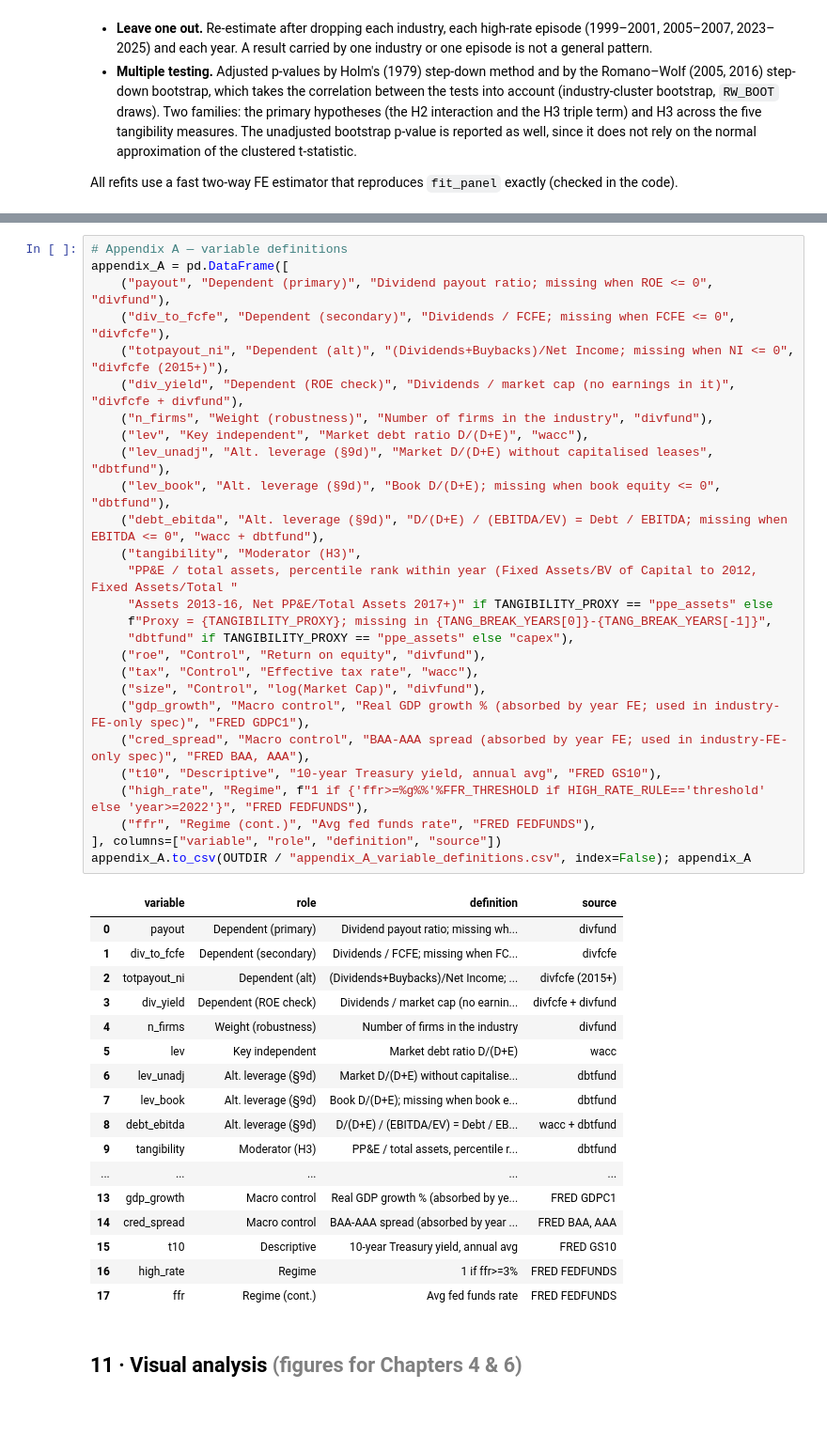
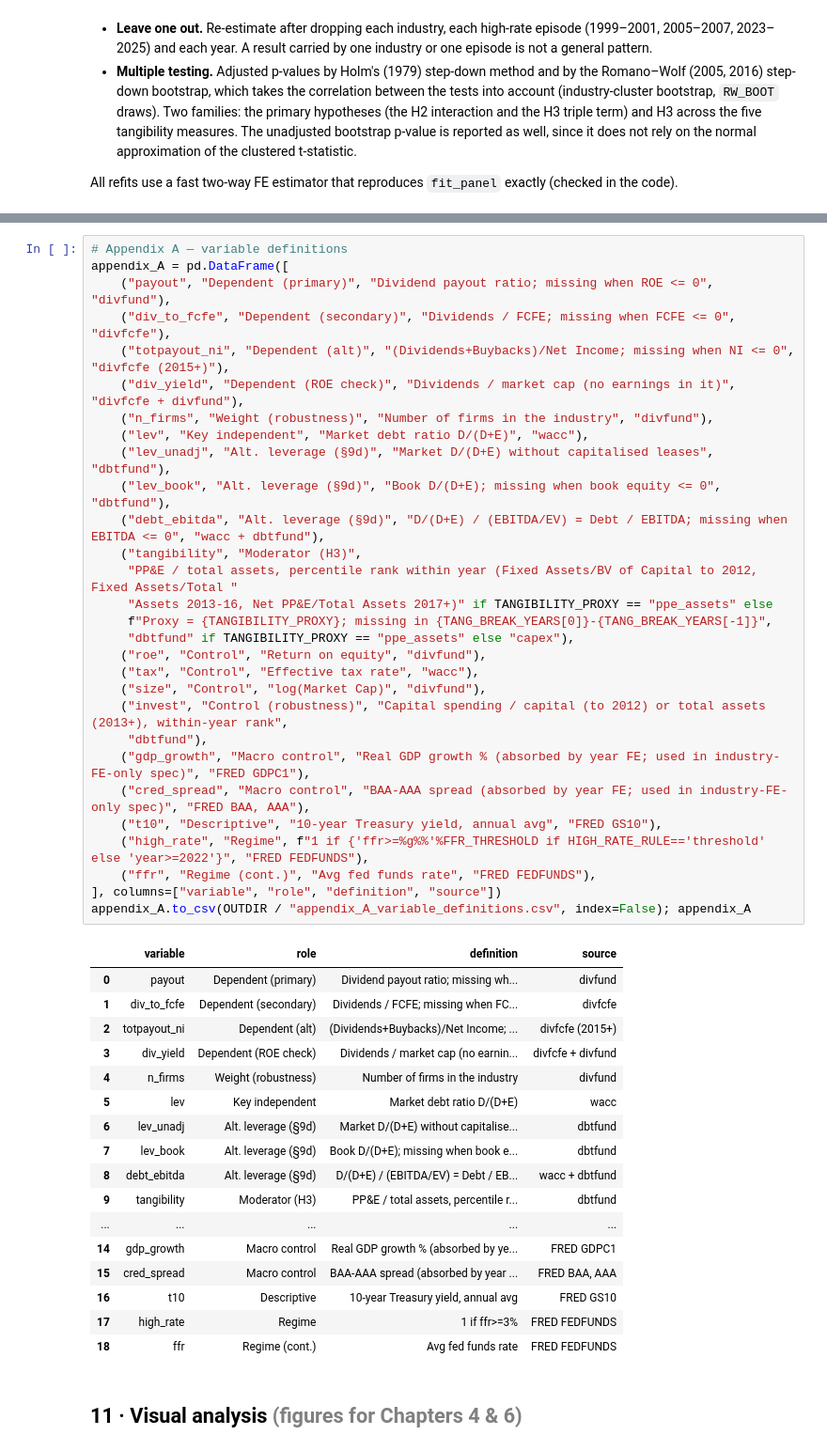
Before and after one commit to MilanKalajdzic/Master-Thesis, a Jupyter notebook: thesis_analysis.ipynb, the cells around one changed output, grey strips where cells are left out. Shown at 94% size. Drawn from its saved outputs; the diff is of its cells as text; blank space fills up the shorter version.

```diff
--- a/thesis_analysis.ipynb
+++ b/thesis_analysis.ipynb
@@ -1536,38 +1567,40 @@ appendix_A = pd.DataFrame([
     ("lev_book", "Alt. leverage (§9d)", "Book D/(D+E); missing when book equity <= 0", "dbtfund"),
     ("debt_ebitda", "Alt. leverage (§9d)", "D/(D+E) / (EBITDA/EV) = Debt / EBITDA; missing when EBITDA <= 0", "wacc + dbtfund"),
     ("tangibility", "Moderator (H3)",
      "PP&E / total assets, percentile rank within year (Fixed Assets/BV of Capital to 2012, Fixed Assets/Total "
      "Assets 2013-16, Net PP&E/Total Assets 2017+)" if TANGIBILITY_PROXY == "ppe_assets" else
      f"Proxy = {TANGIBILITY_PROXY}; missing in {TANG_BREAK_YEARS[0]}-{TANG_BREAK_YEARS[-1]}",
      "dbtfund" if TANGIBILITY_PROXY == "ppe_assets" else "capex"),
     ("roe", "Control", "Return on equity", "divfund"),
     ("tax", "Control", "Effective tax rate", "wacc"),
     ("size", "Control", "log(Market Cap)", "divfund"),
+    ("invest", "Control (robustness)", "Capital spending / capital (to 2012) or total assets (2013+), within-year rank",
+     "dbtfund"),
     ("gdp_growth", "Macro control", "Real GDP growth % (absorbed by year FE; used in industry-FE-only spec)", "FRED GDPC1"),
     ("cred_spread", "Macro control", "BAA-AAA spread (absorbed by year FE; used in industry-FE-only spec)", "FRED BAA, AAA"),
     ("t10", "Descriptive", "10-year Treasury yield, annual avg", "FRED GS10"),
     ("high_rate", "Regime", f"1 if {'ffr>=%g%%'%FFR_THRESHOLD if HIGH_RATE_RULE=='threshold' else 'year>=2022'}", "FRED FEDFUNDS"),
     ("ffr", "Regime (cont.)", "Avg fed funds rate", "FRED FEDFUNDS"),
 ], columns=["variable", "role", "definition", "source"])
 appendix_A.to_csv(OUTDIR / "appendix_A_variable_definitions.csv", index=False); appendix_A
 # %% [output]
 |  | variable | role | definition | source |
 | 0 | payout | Dependent (primary) | Dividend payout ratio; missing wh... | divfund |
 | 1 | div_to_fcfe | Dependent (secondary) | Dividends / FCFE; missing when FC... | divfcfe |
 | 2 | totpayout_ni | Dependent (alt) | (Dividends+Buybacks)/Net Income; ... | divfcfe (2015+) |
 | 3 | div_yield | Dependent (ROE check) | Dividends / market cap (no earnin... | divfcfe + divfund |
 | 4 | n_firms | Weight (robustness) | Number of firms in the industry | divfund |
 | 5 | lev | Key independent | Market debt ratio D/(D+E) | wacc |
 | 6 | lev_unadj | Alt. leverage (§9d) | Market D/(D+E) without capitalise... | dbtfund |
 | 7 | lev_book | Alt. leverage (§9d) | Book D/(D+E); missing when book e... | dbtfund |
 | 8 | debt_ebitda | Alt. leverage (§9d) | D/(D+E) / (EBITDA/EV) = Debt / EB... | wacc + dbtfund |
 | 9 | tangibility | Moderator (H3) | PP&E / total assets, percentile r... | dbtfund |
 | ... | ... | ... | ... | ... |
-| 13 | gdp_growth | Macro control | Real GDP growth % (absorbed by ye... | FRED GDPC1 |
-| 14 | cred_spread | Macro control | BAA-AAA spread (absorbed by year ... | FRED BAA, AAA |
-| 15 | t10 | Descriptive | 10-year Treasury yield, annual avg | FRED GS10 |
-| 16 | high_rate | Regime | 1 if ffr>=3% | FRED FEDFUNDS |
-| 17 | ffr | Regime (cont.) | Avg fed funds rate | FRED FEDFUNDS |
+| 14 | gdp_growth | Macro control | Real GDP growth % (absorbed by ye... | FRED GDPC1 |
+| 15 | cred_spread | Macro control | BAA-AAA spread (absorbed by year ... | FRED BAA, AAA |
+| 16 | t10 | Descriptive | 10-year Treasury yield, annual avg | FRED GS10 |
+| 17 | high_rate | Regime | 1 if ffr>=3% | FRED FEDFUNDS |
+| 18 | ffr | Regime (cont.) | Avg fed funds rate | FRED FEDFUNDS |
 # %% [markdown]
 ## 11 · Visual analysis  <span style="color:gray">(figures for Chapters 4 & 6)</span>
 # %%
```
Also changed, not shown: parts of 12 cells of this notebook, 10 other files.
